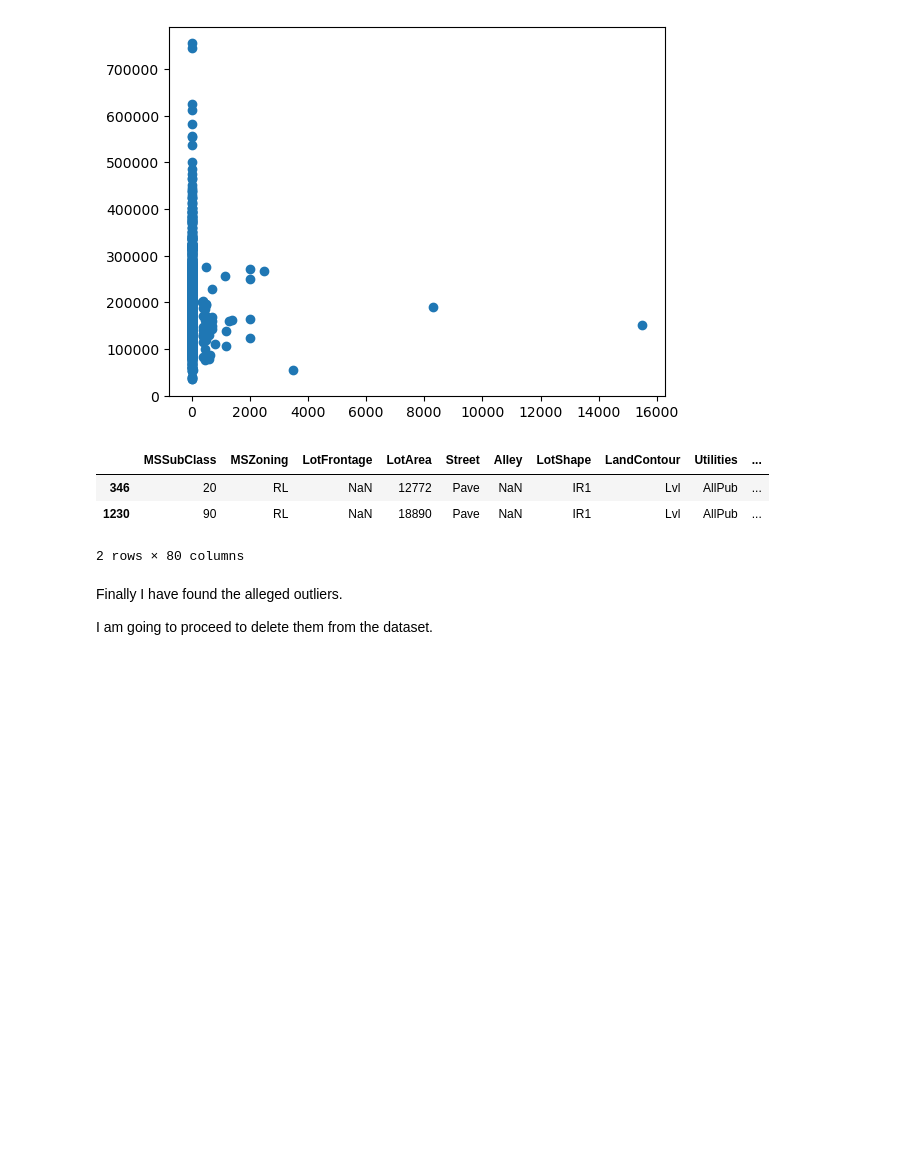
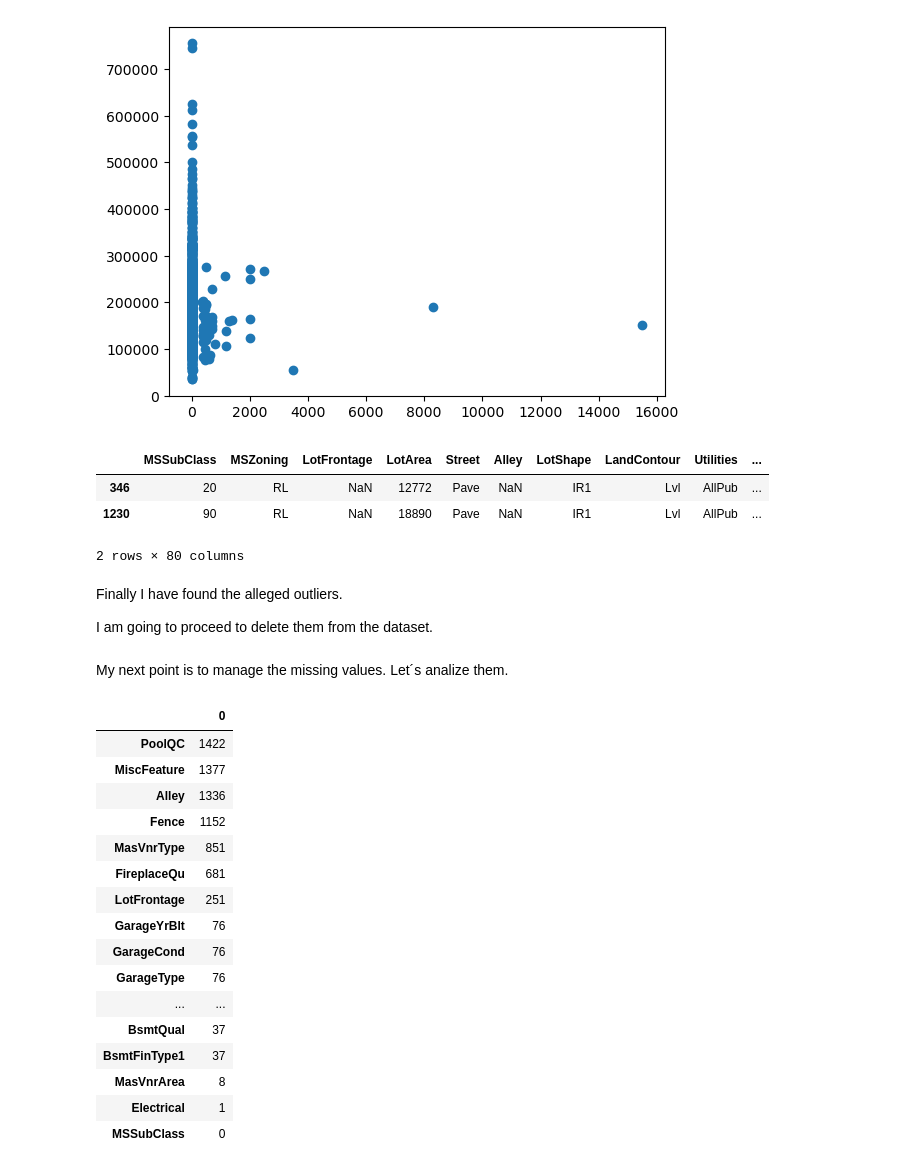
Before and after one commit to mstoychev/Data-Science-Projects, a Jupyter notebook: 2. House Prices/house_prices.ipynb, the cells around one changed output. Saved outputs shown, nothing was run; the diff lists cells and outputs as text; code cells hidden in the pictures; blank space fills up the shorter version.

```diff
--- a/2. House Prices/house_prices.ipynb
+++ b/2. House Prices/house_prices.ipynb
@@ -607,3 +607,25 @@ I am going to proceed to delete them from the dataset.
 # %%
 # DROP THE OUTLIERS
 train_data = train_data.drop(values_indx)
+# %% [markdown]
+My next point is to manage the missing values. Let´s analize them.
+# %%
+pd.DataFrame(train_data.isnull().sum().sort_values(ascending=False)).head(20)
+# %% [output]
+|  | 0 |
+| PoolQC | 1422 |
+| MiscFeature | 1377 |
+| Alley | 1336 |
+| Fence | 1152 |
+| MasVnrType | 851 |
+| FireplaceQu | 681 |
+| LotFrontage | 251 |
+| GarageYrBlt | 76 |
+| GarageCond | 76 |
+| GarageType | 76 |
+| ... | ... |
+| BsmtQual | 37 |
+| BsmtFinType1 | 37 |
+| MasVnrArea | 8 |
+| Electrical | 1 |
+| MSSubClass | 0 |
```
Also changed, not shown: parts of 2 cells of this notebook.
